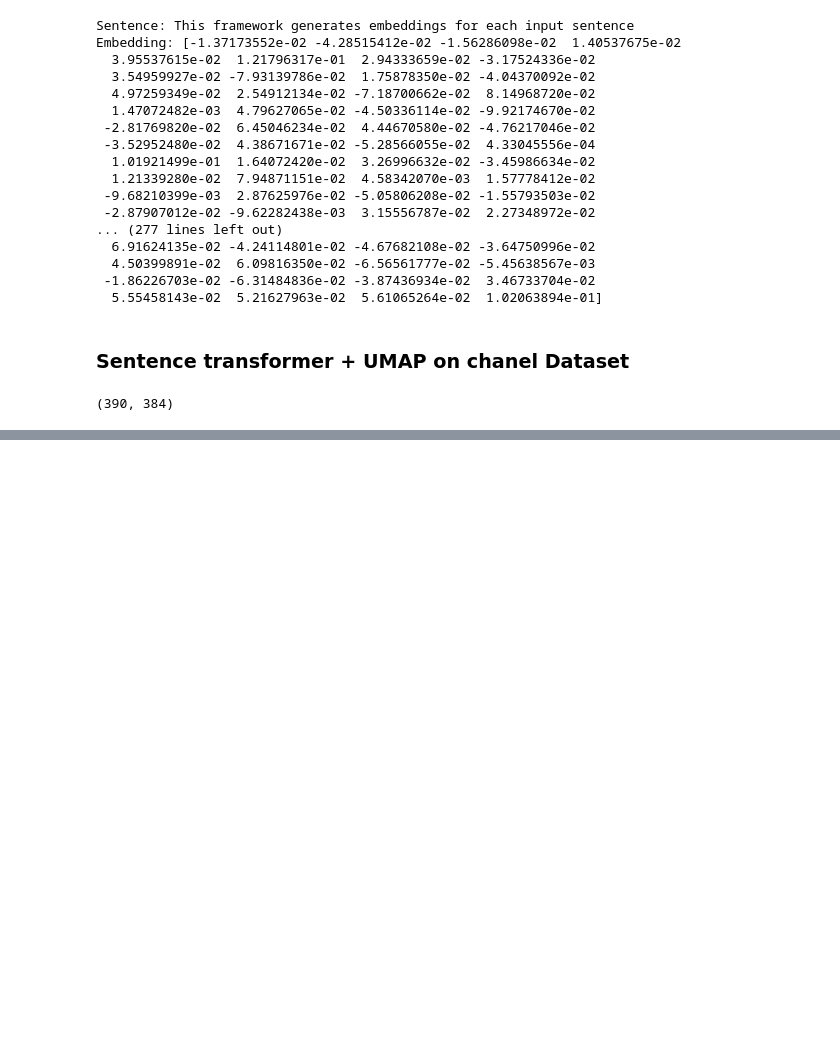
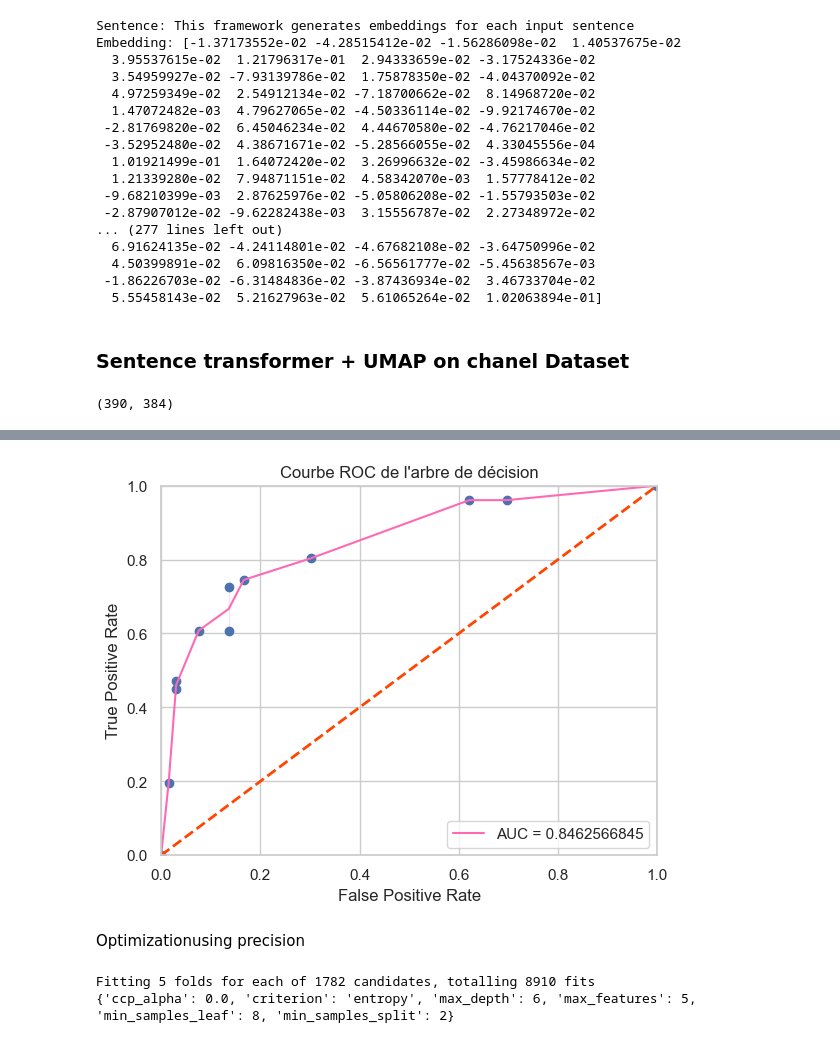
Before and after one commit to atekiouk/Sujet_2, a Jupyter notebook: Notebooks/bert_test.ipynb, the cells around one changed output, grey strips where cells are left out. Drawn from its saved outputs; the diff is of its cells as text; code cells hidden in the pictures; blank space fills up the shorter version.

```diff
--- a/Notebooks/bert_test.ipynb
+++ b/Notebooks/bert_test.ipynb
@@ -138,0 +192,37 @@ plt.show()
+# %%
+# Calcul des valeurs TPR et FPR
+y_score = tree_gs_auc_param.predict_proba(X_test)[::,1]
+fpr, tpr, _ = roc_curve(y_test, y_score)
+roc_auc = metrics.auc(fpr, tpr)
+
+# Tracé de la courbe ROC avec seaborn
+sns.set(style='whitegrid', font_scale=1)
+sns.lineplot(x=fpr, y=tpr, color='hotpink', label=f'AUC = {roc_auc:.10f}')
+plt.plot([0, 1], [0, 1], color='orangered', lw=2, linestyle='--')
+plt.xlim([0, 1])
+plt.ylim([0, 1])
+plt.xlabel('False Positive Rate')
+plt.ylabel('True Positive Rate')
+plt.title('Courbe ROC de l\'arbre de décision')
+plt.legend(loc='lower right')
+plt.scatter(fpr,tpr)
+plt.show()
+# %% [output]
+[figure, added]
+# %% [markdown]
+Optimizationusing precision
+# %%
+param_grid_ccp = {  'criterion': ['entropy'],
+                    'max_depth' : np.linspace(4,6,3, dtype= int),
+                    'ccp_alpha' : np.linspace(0.0,0.1,11),
+                    'min_samples_leaf' : np.linspace(5,10,6,dtype= int),
+                    'max_features' : np.linspace(3,5,3,dtype= int),
+                    'min_samples_split' : np.linspace(2,4,3,dtype= int)
+                    }
+
+grid_ccp = GridSearchCV(DecisionTreeClassifier(random_state = 42), param_grid_ccp, scoring = 'precision' ,refit = True, verbose = 3,n_jobs=-1)
+grid_ccp.fit(X_train, y_train)
+print(grid_ccp.best_params_)
+# %% [output]
+Fitting 5 folds for each of 1782 candidates, totalling 8910 fits
+{'ccp_alpha': 0.0, 'criterion': 'entropy', 'max_depth': 6, 'max_features': 5, 'min_samples_leaf': 8, 'min_samples_split': 2}
```
Also changed, not shown: parts of 14 cells of this notebook, 3 other files.
